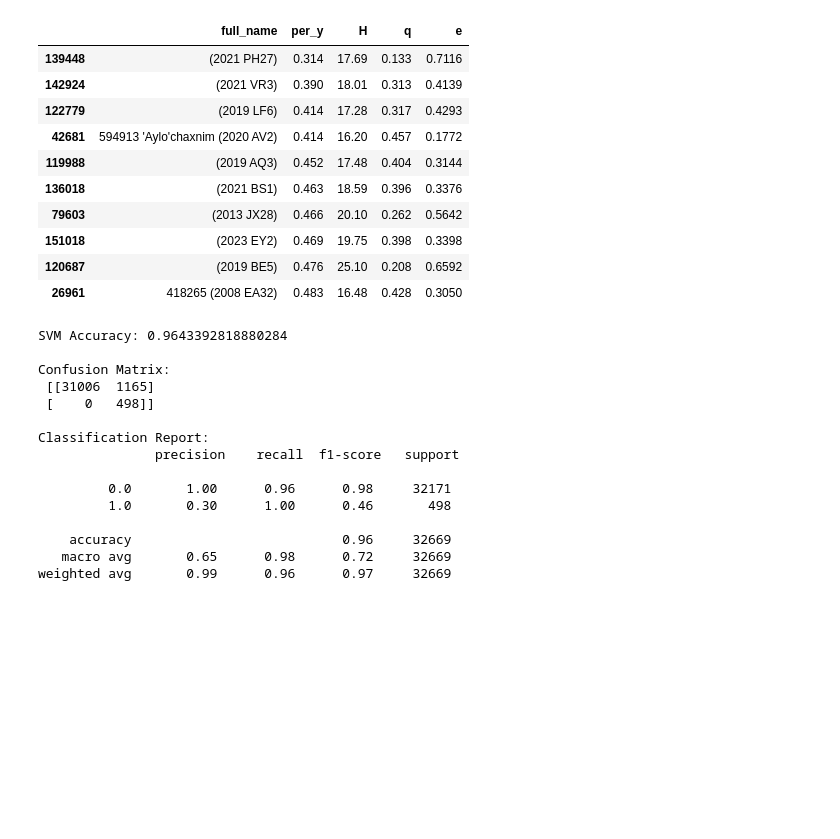
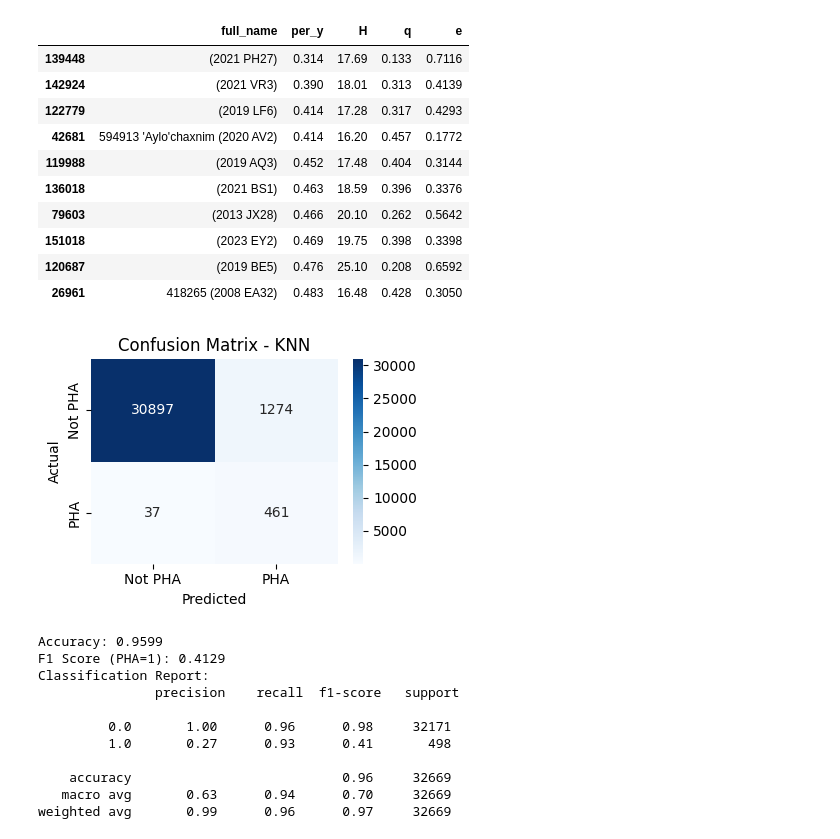
Before and after one commit to MayurSoni2003/Asteroids-Machine-Learning-Analysis, a Jupyter notebook: PHA.ipynb, the cells around one changed output. Saved outputs shown, nothing was run; the diff lists cells and outputs as text; code cells hidden in the pictures; blank space fills up the shorter version.

Commit message:
PHA:   Added KNN Classifier   Visually depicted the confusion matrices.

```diff
--- a/Astroid.ipynb
+++ b/PHA.ipynb
@@ -388,33 +389,46 @@ X_train_res, y_train_res = sm.fit_resample(X_train, y_train)
 scaler = StandardScaler()
 X_train_res_scaled = scaler.fit_transform(X_train_res)
 X_test_scaled = scaler.transform(X_test)
-# %%
-# Classifing Potentially Hazardous Asteroids (PHAs) using SVM
-
-svm = SVC(kernel='rbf', class_weight='balanced', random_state=42)
-svm.fit(X_train_res_scaled, y_train_res)
-
-y_pred = svm.predict(X_test_scaled)
-
-print("SVM Accuracy:", accuracy_score(y_test, y_pred))
-print("\nConfusion Matrix:\n", confusion_matrix(y_test, y_pred))
-print("\nClassification Report:\n", classification_report(y_test, y_pred))
-# %% [output]
-SVM Accuracy: 0.9643392818880284
-
-Confusion Matrix:
- [[31006  1165]
- [    0   498]]
-
-Classification Report:
-               precision    recall  f1-score   support
-
-         0.0       1.00      0.96      0.98     32171
-         1.0       0.30      1.00      0.46       498
-
-    accuracy                           0.96     32669
-   macro avg       0.65      0.98      0.72     32669
-weighted avg       0.99      0.96      0.97     32669
+# %%
+from sklearn.neighbors import KNeighborsClassifier
+
+knn = KNeighborsClassifier(n_neighbors=5)
+knn.fit(X_train_res_scaled, y_train_res)
+
+# Step 5: Predict and evaluate
+y_pred = knn.predict(X_test_scaled)
+
+cm = confusion_matrix(y_test, y_pred)
+acc = accuracy_score(y_test, y_pred)
+f1 = f1_score(y_test, y_pred, pos_label=1)
+
+
+plt.figure(figsize=(4, 3))
+sns.heatmap(cm, annot=True, fmt='d', cmap='Blues',
+            xticklabels=['Not PHA', 'PHA'],
+            yticklabels=['Not PHA', 'PHA'])
+plt.xlabel('Predicted')
+plt.ylabel('Actual')
+plt.title('Confusion Matrix - KNN')
+plt.tight_layout()
+plt.show()
+
+print(f"Accuracy: {acc:.4f}")
+print(f"F1 Score (PHA=1): {f1:.4f}")
+print("Classification Report:\n", classification_report(y_test, y_pred))
+# %% [output]
+[figure, added]
+Accuracy: 0.9599
+F1 Score (PHA=1): 0.4129
+Classification Report:
+               precision    recall  f1-score   support
+
+         0.0       1.00      0.96      0.98     32171
+         1.0       0.27      0.93      0.41       498
+
+    accuracy                           0.96     32669
+   macro avg       0.63      0.94      0.70     32669
+weighted avg       0.99      0.96      0.97     32669
 # %%
 from sklearn.ensemble import RandomForestClassifier, GradientBoostingClassifier
 from sklearn.linear_model import LogisticRegression
```
Also changed, not shown: parts of 3 cells of this notebook.
